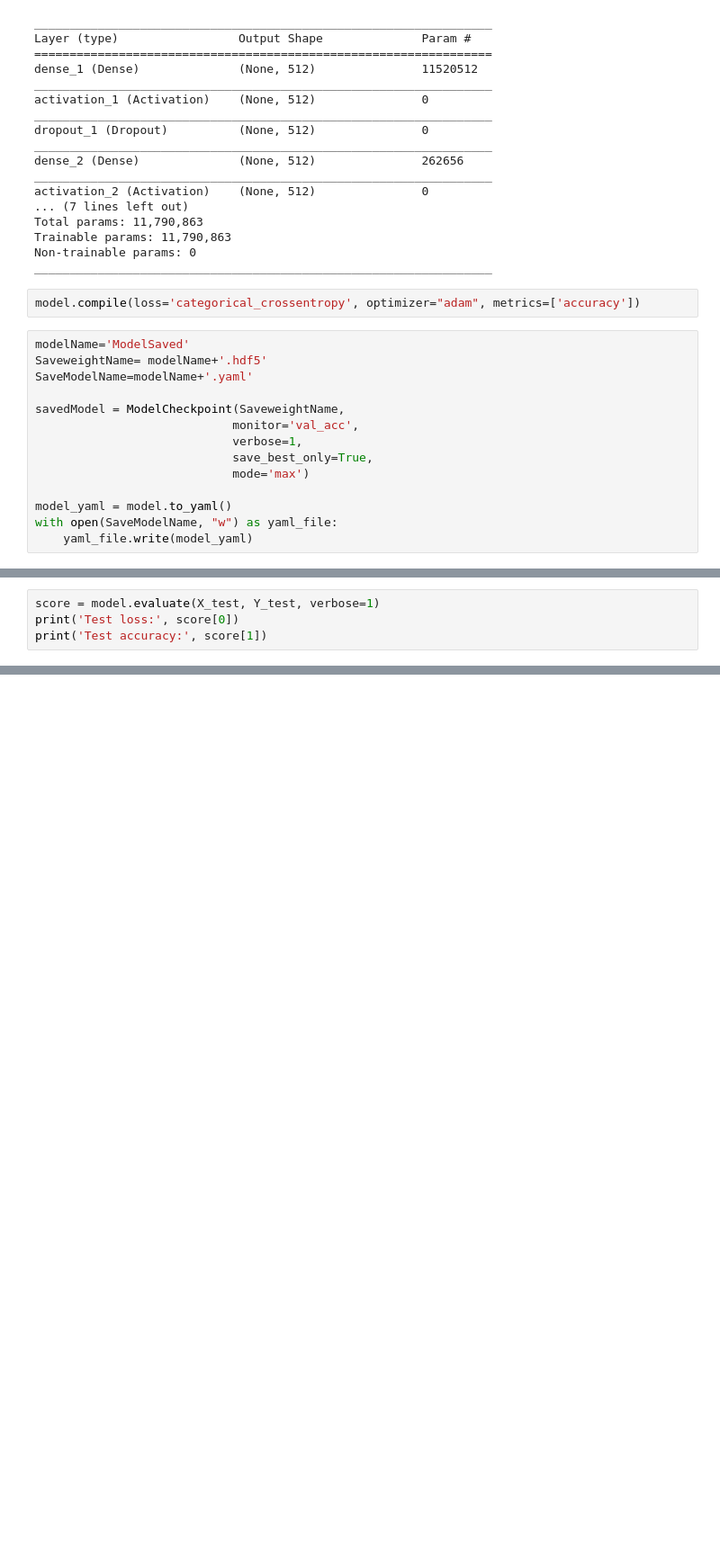
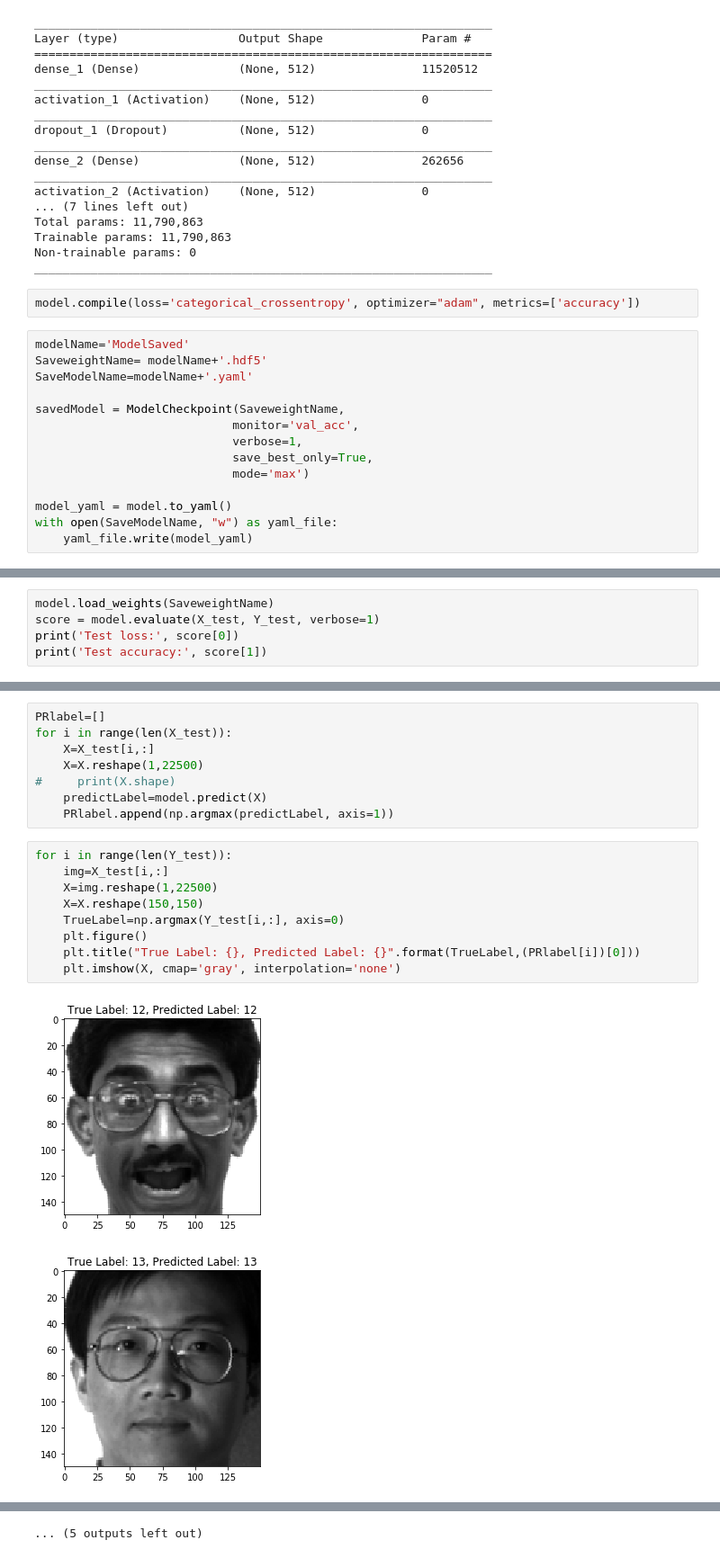
Before and after one commit to kamruleee51/Face-recognition-Using-CNN-on-Keras-API, a Jupyter notebook: FaceRecognitionscript.ipynb, the cells around one changed output, grey strips where cells are left out. Shown: that part at 90% size. Drawn from its saved outputs; the diff is of its cells as text; blank space fills up the shorter version.

```diff
--- a/FaceRecognitionscript.ipynb
+++ b/FaceRecognitionscript.ipynb
@@ -211,4 +210,5 @@ plt.tight_layout()
 # %%
+model.load_weights(SaveweightName)
 score = model.evaluate(X_test, Y_test, verbose=1)
 print('Test loss:', score[0])
 print('Test accuracy:', score[1])
@@ -228,0 +229,20 @@ print(incorrect_classified_indices)
+# %%
+PRlabel=[]
+for i in range(len(X_test)):
+    X=X_test[i,:]
+    X=X.reshape(1,22500)
+#     print(X.shape)
+    predictLabel=model.predict(X)
+    PRlabel.append(np.argmax(predictLabel, axis=1))
+# %%
+for i in range(len(Y_test)):
+    img=X_test[i,:]
+    X=img.reshape(1,22500)
+    X=X.reshape(150,150)
+    TrueLabel=np.argmax(Y_test[i,:], axis=0)
+    plt.figure()
+    plt.title("True Label: {}, Predicted Label: {}".format(TrueLabel,(PRlabel[i])[0]))
+    plt.imshow(X, cmap='gray', interpolation='none')
+# %% [output]
+[figure, added]
+[figure, added]
@@ -228,0 +259 @@ print(incorrect_classified_indices)
+... (5 outputs left out)
```
Also changed, not shown: parts of 12 cells of this notebook, 1 other file.
